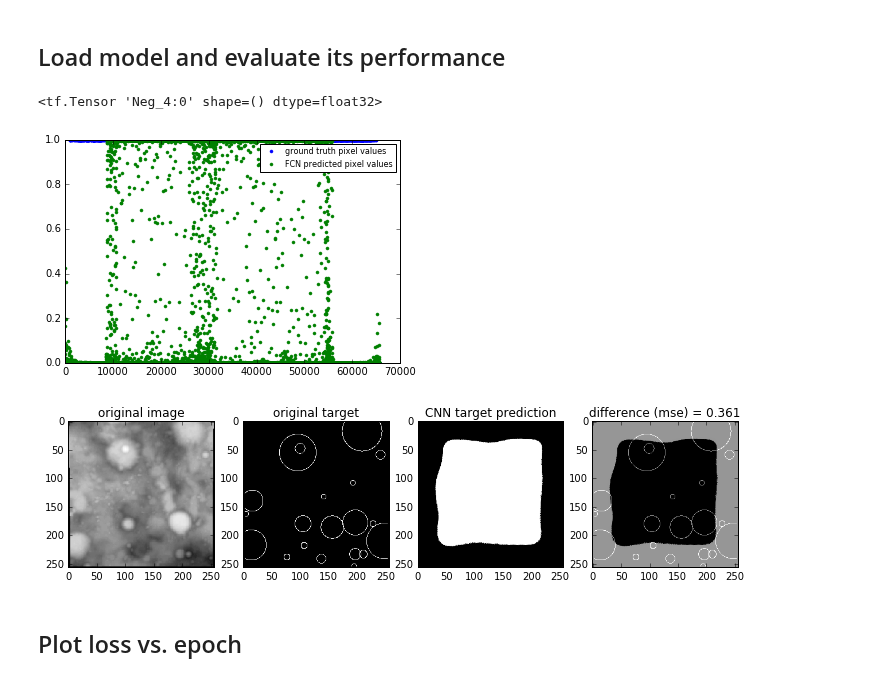
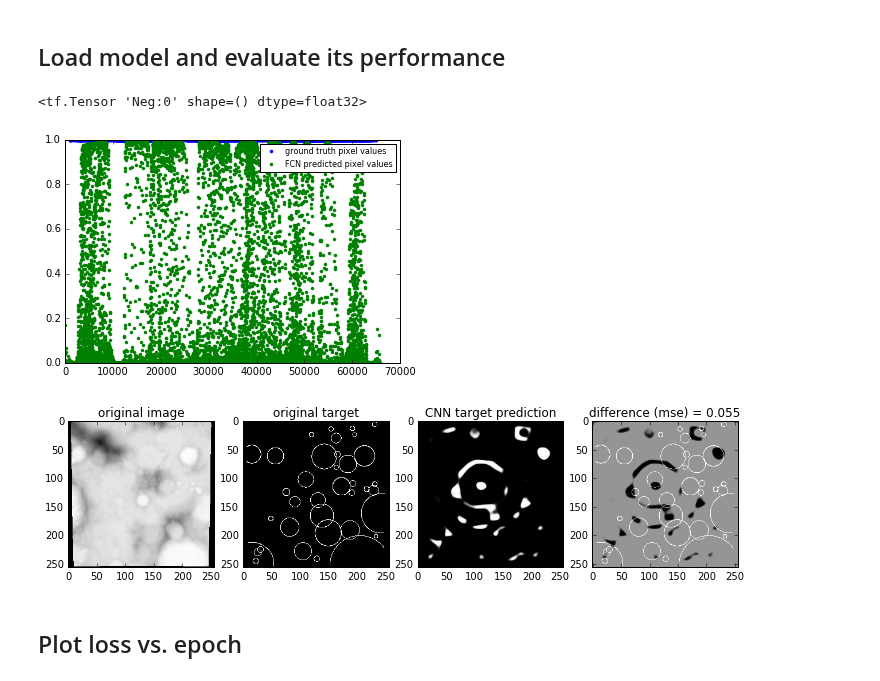
Before and after one commit to silburt/moon-craters, a Jupyter notebook: rings_analyze_remote.ipynb, the cells around one changed output. Cells and saved outputs as stored; diff of their text form; code cells hidden in the pictures.

```diff
--- a/rings_analyze_remote.ipynb
+++ b/rings_analyze_remote.ipynb
@@ -95,14 +95,14 @@ number of test files are: 40
 ## Load model and evaluate its performance
 # %%
 #now do this on local machine
-filename = 'unet_s256_rings_copy_glorot_normal'
+filename = 'unet_s256_rings_copy_upsample_glorot_normal'
 
 n,off=32,0
 target = np.load('datasets/rings/Test_rings/%s_pred.npy'%filename)
 err = dice_coef_loss(test_target[off:(n+off)], target)
 err
 # %% [output]
-<tf.Tensor 'Neg_4:0' shape=() dtype=float32>
+<tf.Tensor 'Neg:0' shape=() dtype=float32>
 # %%
 import matplotlib.pyplot as plt
 %matplotlib inline
@@ -114,24 +114,24 @@ plt.plot(target[i].reshape(dim*dim,1), '.', label='FCN predicted pixel values')
 plt.legend(fontsize=8, numpoints=1)
 plt.savefig('output_dir/images/%s_%d_pixels.png'%(os.path.basename(filename).split('.h5')[0],i))
 # %% [output]
-[figure, old version]
+[figure, new version]
 # %%
-i=4
+i=0
 
 f, (ax1, ax2, ax3, ax4) = plt.subplots(1,4, figsize=[12, 8])
 ax1.imshow(test_data[off+i].reshape(dim,dim), origin='upper', cmap="Greys_r")
 ax2.imshow(test_target[off+i], origin='upper', cmap="Greys_r")
 ax3.imshow(target[i], origin='upper', cmap="Greys_r")
 ax4.imshow(test_target[off+i] - target[i], origin='upper', cmap="Greys_r")
 ax1.set_title('original image')
 ax2.set_title('original target')
 ax3.set_title('CNN target prediction')
 diff = np.sum((test_target[i] - target[i])**2)/(300*300)
 ax4.set_title('difference (mse) = %.3f'%diff)
 plt.savefig('output_dir/images/%s_%d.png'%(os.path.basename(filename).split('.h5')[0],i))
 #save_image(target[i], "Greys_r", 'output_dir/images/%s_%d_target.png'%(os.path.basename(filename).split('.h5')[0],i))
 # %% [output]
-[figure, old version]
+[figure, new version]
 # %% [markdown]
 ## Plot loss vs. epoch
 # %%
```
Also changed, not shown: 2 other files.
